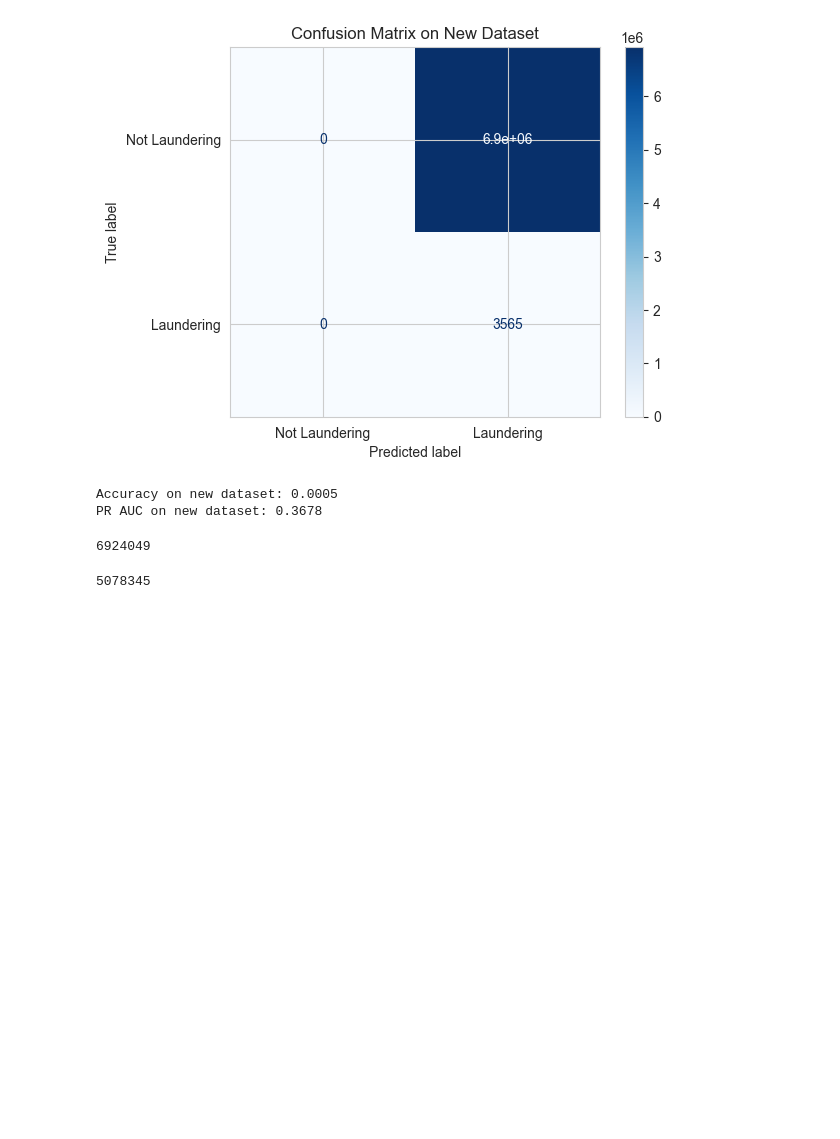
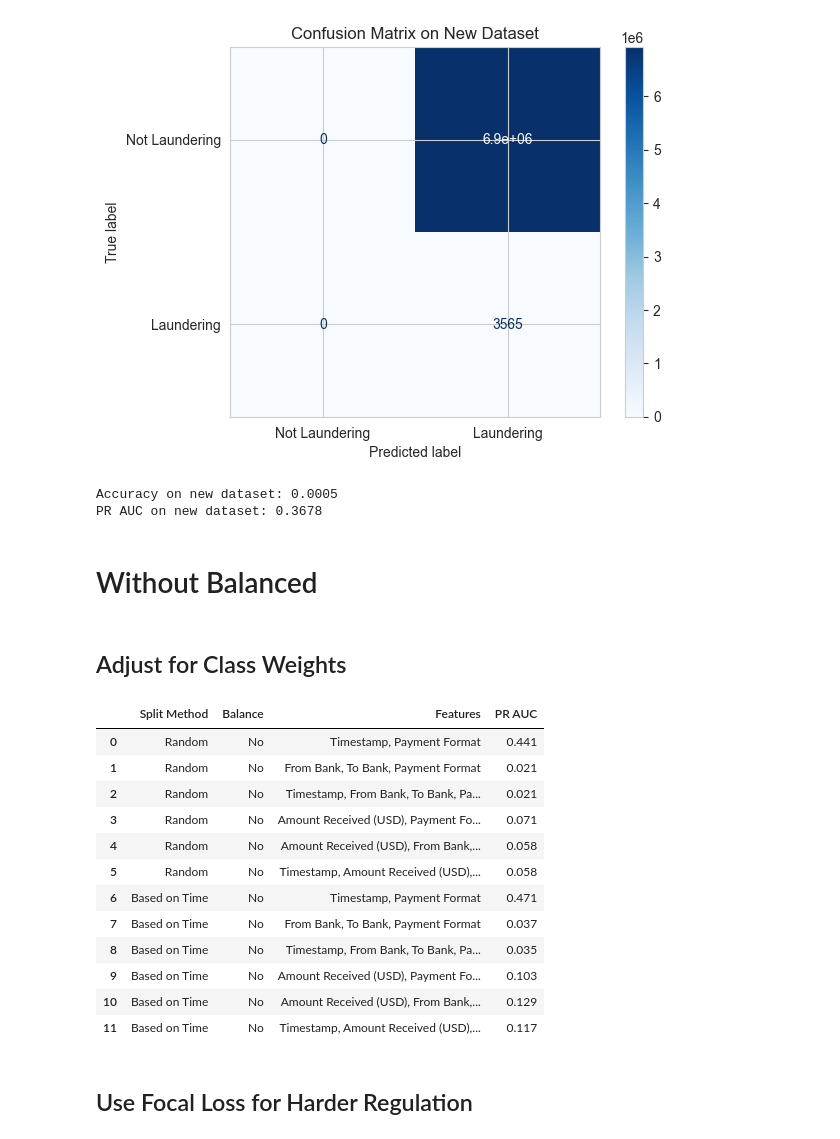
Before and after one commit to engie4800/dsi-capstone-spring-2025-TD-anti-money-laundering, a Jupyter notebook: Code/notebooks/Zoe/XGboost.ipynb, the cells around one changed output. Saved outputs shown, nothing was run; the diff lists cells and outputs as text; code cells hidden in the pictures; blank space fills up the shorter version.

```diff
--- a/Code/notebooks/Zoe/XGboost.ipynb
+++ b/Code/notebooks/Zoe/XGboost.ipynb
@@ -962,11 +962,7 @@ print(f"PR AUC on new dataset: {pr_auc:.4f}")
 [figure]
 Accuracy on new dataset: 0.0005
 PR AUC on new dataset: 0.3678
-# %%
-len(new_df)
-# %% [output]
-6924049
-# %%
-len(df)
-# %% [output]
-5078345
+# %% [markdown]
+# Without Balanced
+# %% [markdown]
+## Adjust for Class Weights
@@ -972,0 +1089,18 @@ len(df)
+# %%
+results_df
+# %% [output]
+|  | Split Method | Balance | Features | PR AUC |
+| 0 | Random | No | Timestamp, Payment Format | 0.441 |
+| 1 | Random | No | From Bank, To Bank, Payment Format | 0.021 |
+| 2 | Random | No | Timestamp, From Bank, To Bank, Pa... | 0.021 |
+| 3 | Random | No | Amount Received (USD), Payment Fo... | 0.071 |
+| 4 | Random | No | Amount Received (USD), From Bank,... | 0.058 |
+| 5 | Random | No | Timestamp, Amount Received (USD),... | 0.058 |
+| 6 | Based on Time | No | Timestamp, Payment Format | 0.471 |
+| 7 | Based on Time | No | From Bank, To Bank, Payment Format | 0.037 |
+| 8 | Based on Time | No | Timestamp, From Bank, To Bank, Pa... | 0.035 |
+| 9 | Based on Time | No | Amount Received (USD), Payment Fo... | 0.103 |
+| 10 | Based on Time | No | Amount Received (USD), From Bank,... | 0.129 |
+| 11 | Based on Time | No | Timestamp, Amount Received (USD),... | 0.117 |
+# %% [markdown]
+##  Use Focal Loss for Harder Regulation
```
Also changed, not shown: parts of 6 cells of this notebook.
